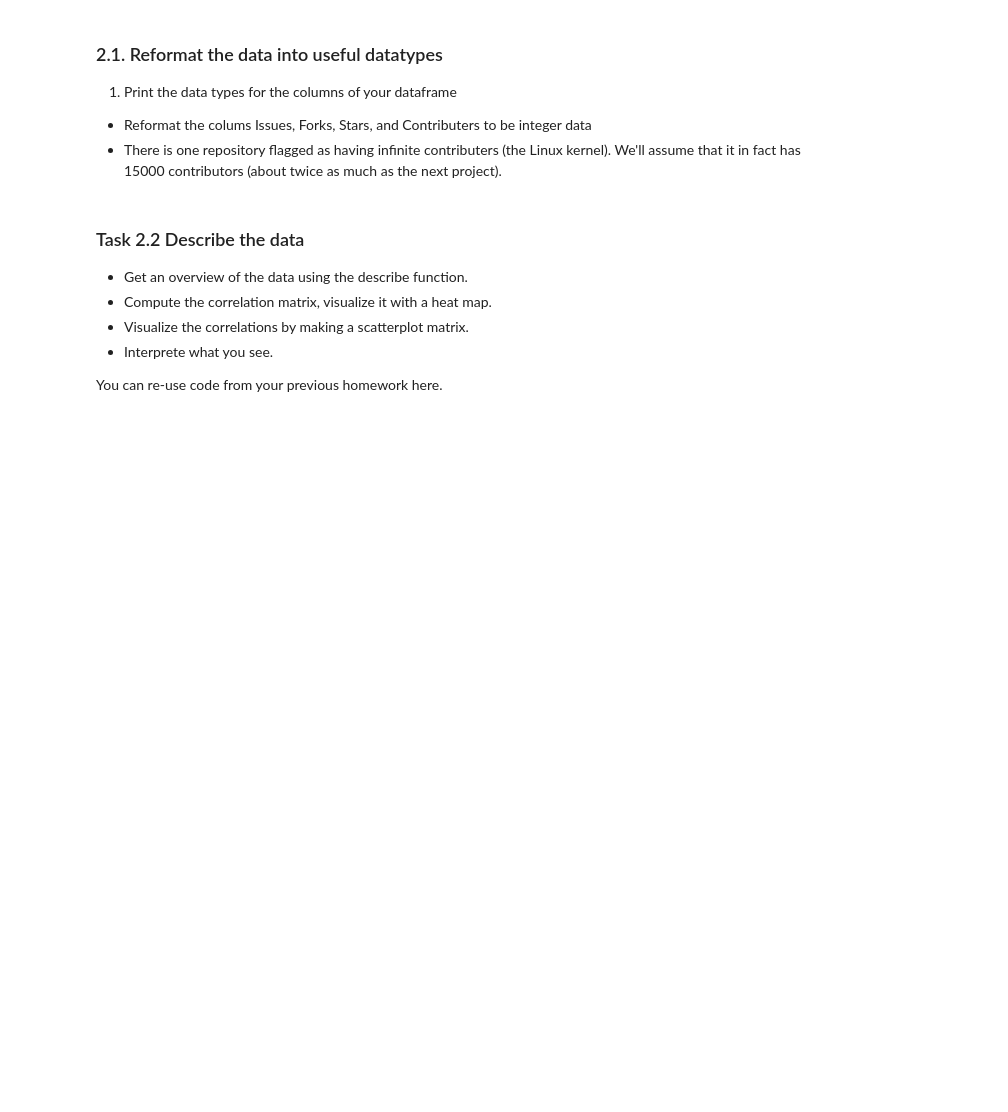
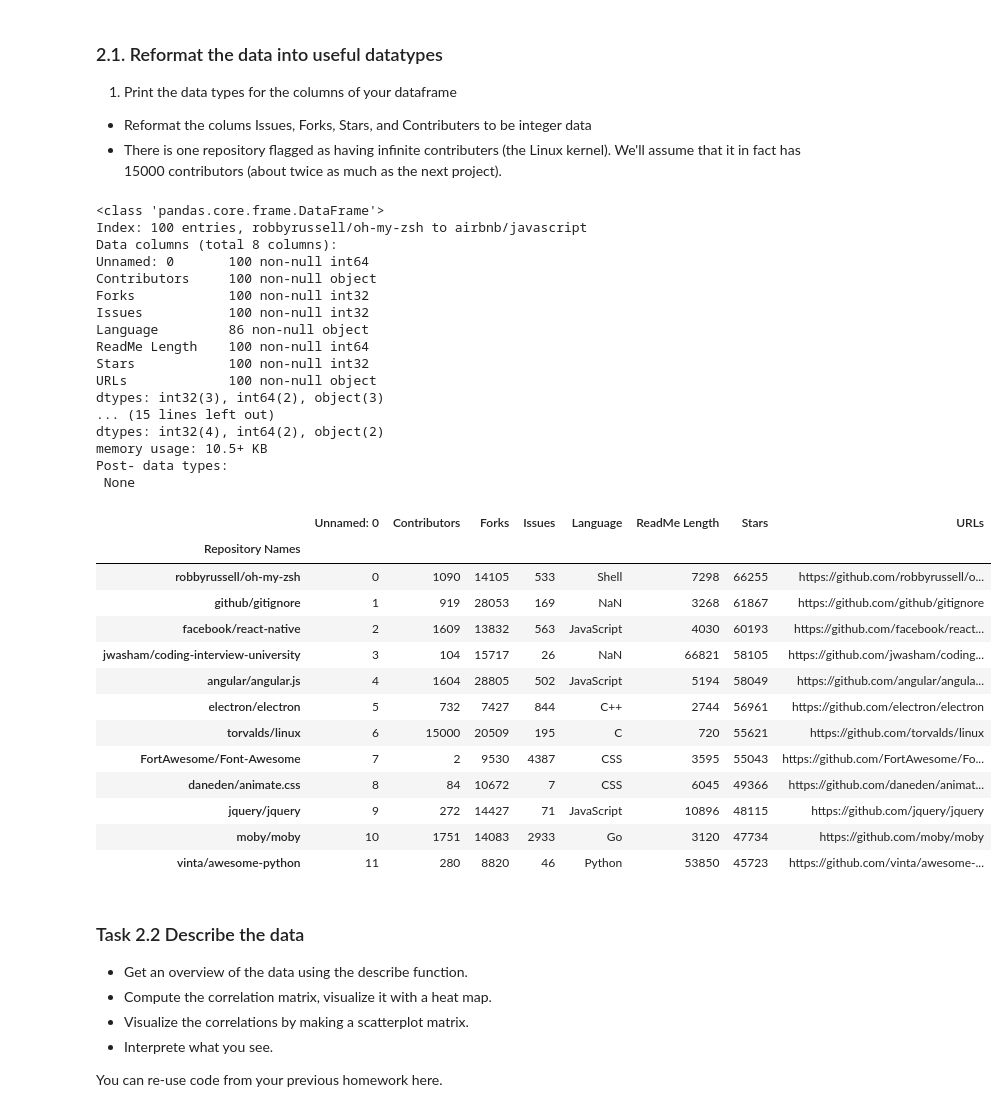
Before and after one commit to brookeslawski/datascience-homeworks-local, a Jupyter notebook: HW6/2018-HW6.ipynb, the cells around one changed output. Cells and saved outputs as stored; diff of their text form; code cells hidden in the pictures; blank space fills up the shorter version.

```diff
--- a/HW6/2018-HW6.ipynb
+++ b/HW6/2018-HW6.ipynb
@@ -245,4 +245,5 @@ First, load the project_info.csv file in again. **We need you to do this so that
 # %%
 # this loads the data from the project_info.csv file
 project_info = pd.read_csv('project_info.csv')
+project_info = project_info.set_index('Repository Names')
 project_info.head()
@@ -257,3 +264,46 @@ project_info.head()
+# %%
+# your code goes here
+print('Pre- data types: \n',project_info.info(),'\n')
+project_info['Issues'] = project_info['Issues'].astype(str).str.replace(',','').astype(int)
+project_info['Forks'] = project_info['Forks'].astype(str).str.replace(',','').astype(int)
+project_info['Stars'] = project_info['Stars'].astype(str).str.replace(',','').astype(int)
+project_info.loc['torvalds/linux','Contributors'] = 15000
+project_info['Contributors'] = project_info['Contributors'].astype(str).str.replace(',','').astype(int)
+print('Post- data types: \n',project_info.info())
+
+project_info.head(12)
+# %% [output]
+<class 'pandas.core.frame.DataFrame'>
+Index: 100 entries, robbyrussell/oh-my-zsh to airbnb/javascript
+Data columns (total 8 columns):
+Unnamed: 0       100 non-null int64
+Contributors     100 non-null object
+Forks            100 non-null int32
+Issues           100 non-null int32
+Language         86 non-null object
+ReadMe Length    100 non-null int64
+Stars            100 non-null int32
+URLs             100 non-null object
+dtypes: int32(3), int64(2), object(3)
+... (15 lines left out)
+dtypes: int32(4), int64(2), object(2)
+memory usage: 10.5+ KB
+Post- data types:
+ None
+|  | Unnamed: 0 | Contributors | Forks | Issues | Language | ReadMe Length | Stars | URLs |
+| Repository Names |  |  |  |  |  |  |  |  |
+| robbyrussell/oh-my-zsh | 0 | 1090 | 14105 | 533 | Shell | 7298 | 66255 | https://github.com/robbyrussell/o... |
+| github/gitignore | 1 | 919 | 28053 | 169 | NaN | 3268 | 61867 | https://github.com/github/gitignore |
+| facebook/react-native | 2 | 1609 | 13832 | 563 | JavaScript | 4030 | 60193 | https://github.com/facebook/react... |
+| jwasham/coding-interview-university | 3 | 104 | 15717 | 26 | NaN | 66821 | 58105 | https://github.com/jwasham/coding... |
+| angular/angular.js | 4 | 1604 | 28805 | 502 | JavaScript | 5194 | 58049 | https://github.com/angular/angula... |
+| electron/electron | 5 | 732 | 7427 | 844 | C++ | 2744 | 56961 | https://github.com/electron/electron |
+| torvalds/linux | 6 | 15000 | 20509 | 195 | C | 720 | 55621 | https://github.com/torvalds/linux |
+| FortAwesome/Font-Awesome | 7 | 2 | 9530 | 4387 | CSS | 3595 | 55043 | https://github.com/FortAwesome/Fo... |
+| daneden/animate.css | 8 | 84 | 10672 | 7 | CSS | 6045 | 49366 | https://github.com/daneden/animat... |
+| jquery/jquery | 9 | 272 | 14427 | 71 | JavaScript | 10896 | 48115 | https://github.com/jquery/jquery |
+| moby/moby | 10 | 1751 | 14083 | 2933 | Go | 3120 | 47734 | https://github.com/moby/moby |
+| vinta/awesome-python | 11 | 280 | 8820 | 46 | Python | 53850 | 45723 | https://github.com/vinta/awesome-... |
 # %% [markdown]
 ### Task 2.2 Describe the data
 
```
Also changed, not shown: parts of 2 cells of this notebook.
